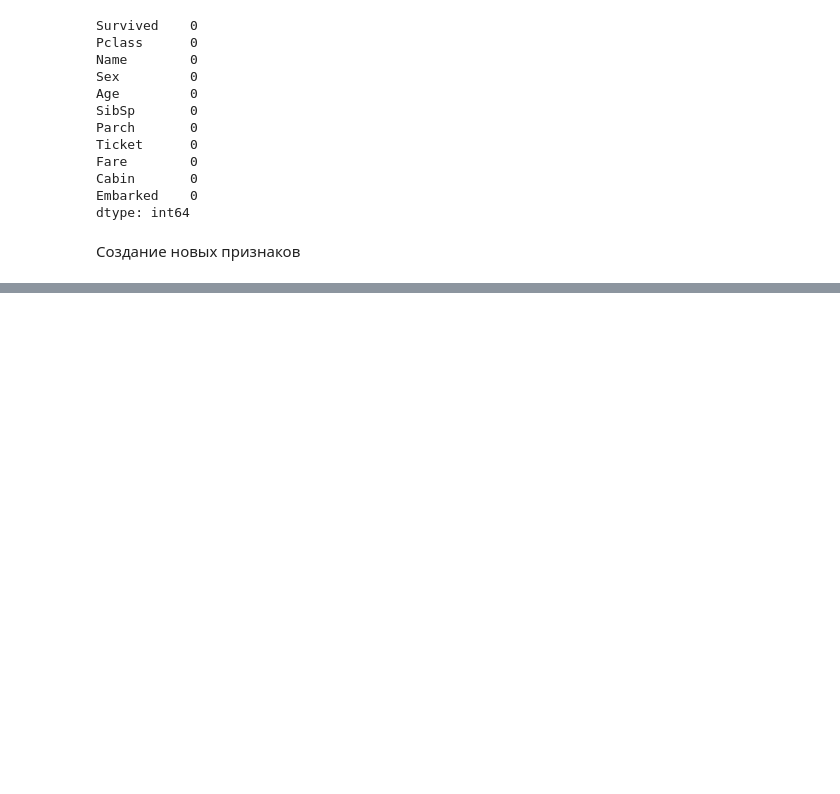
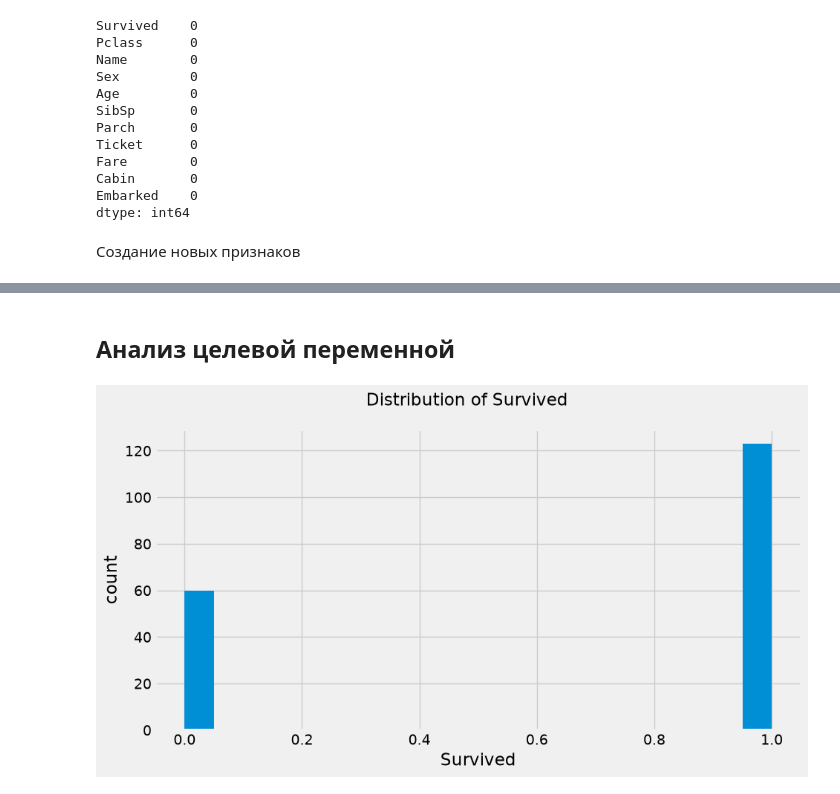
Before and after one commit to gentlemk/Learn_course_Deep_Learning_School, a Jupyter notebook: week_01/seminars/my_summary.ipynb, the cells around one changed output, grey strips where cells are left out. Drawn from its saved outputs; the diff is of its cells as text; code cells hidden in the pictures; blank space fills up the shorter version.

```diff
--- a/week_01/seminars/my_summary.ipynb
+++ b/week_01/seminars/my_summary.ipynb
@@ -642,0 +664,4 @@ dtype: int64
+# %%
+df['Title'] = df.Name.str.extract(r' ([A-Za-z]+)\.', expand=False)
+
+pd.crosstab(df['Title'], df['Sex'])
@@ -642,0 +684,7 @@ dtype: int64
+# %%
+# Заменим часто встречающиеся титулы
+df['Title'] = df['Title'].replace(['Lady', 'Countess', 'Capt', 'Col', 'Don', 'Dr', 'Major', 'Rev', 'Sir', 'Jonkheer', 'Dona'], 'Rare')
+df['Title'] = df['Title'].replace(['Mlle', 'Ms'], 'Miss')
+df['Title'] = df['Title'].replace('Mme', 'Mrs')
+
+df[['Title', 'Survived']].groupby(['Title'], as_index=False).mean()
@@ -642,0 +698,2 @@ dtype: int64
+# %%
+df.drop(columns=['Cabin', 'Name', 'Ticket'], inplace=True)
@@ -642,0 +717,13 @@ dtype: int64
+# %% [markdown]
+## Анализ целевой переменной
+# %%
+plt.figure(figsize = (10, 5))
+
+df['Survived'].hist(density=False, bins=20)
+plt.xlabel('Survived')
+plt.ylabel('count')
+
+plt.suptitle('Distribution of Survived')
+plt.show()
+# %% [output]
+[figure, added]
```
Also changed, not shown: parts of 34 cells of this notebook.
